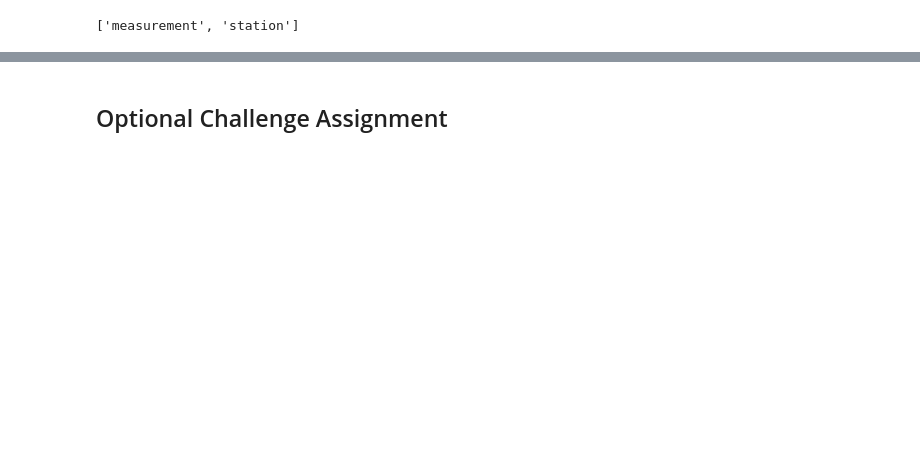
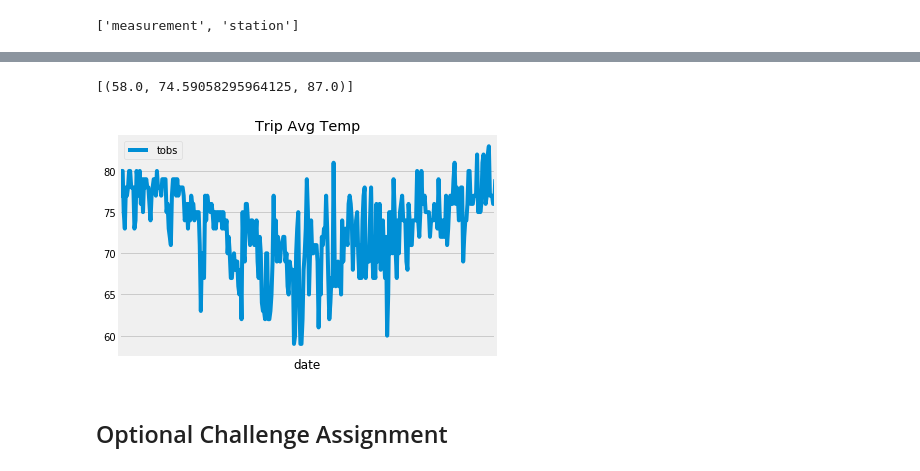
Before and after one commit to alapsraval/sqlalchemy-challenge, a Jupyter notebook: app.ipynb, the cells around one changed output, grey strips where cells are left out. Saved outputs shown, nothing was run; the diff lists cells and outputs as text; code cells hidden in the pictures; blank space fills up the shorter version.

```diff
--- a/app.ipynb
+++ b/app.ipynb
@@ -199,11 +220,18 @@ print(calc_temps('2012-02-28', '2012-03-05'))
 # %%
 # Use your previous function `calc_temps` to calculate the tmin, tavg, and tmax
 # for your trip using the previous year's data for those same dates.
+print(calc_temps(year_ago, travel_start_date))
+# %% [output]
+[(58.0, 74.59058295964125, 87.0)]
 # %%
 # Plot the results from your previous query as a bar chart.
 # Use "Trip Avg Temp" as your Title
 # Use the average temperature for the y value
 # Use the peak-to-peak (tmax-tmin) value as the y error bar (yerr)
+
+year_temperature_observations_chart = year_temperature_observations.plot(title="Trip Avg Temp",xticks=[])
+# %% [output]
+[figure, added]
 # %%
 # Calculate the total amount of rainfall per weather station for your trip dates using the previous year's matching dates.
 # Sort this in descending order by precipitation amount and list the station, name, latitude, longitude, and elevation
```
Also changed, not shown: parts of 25 cells of this notebook.
